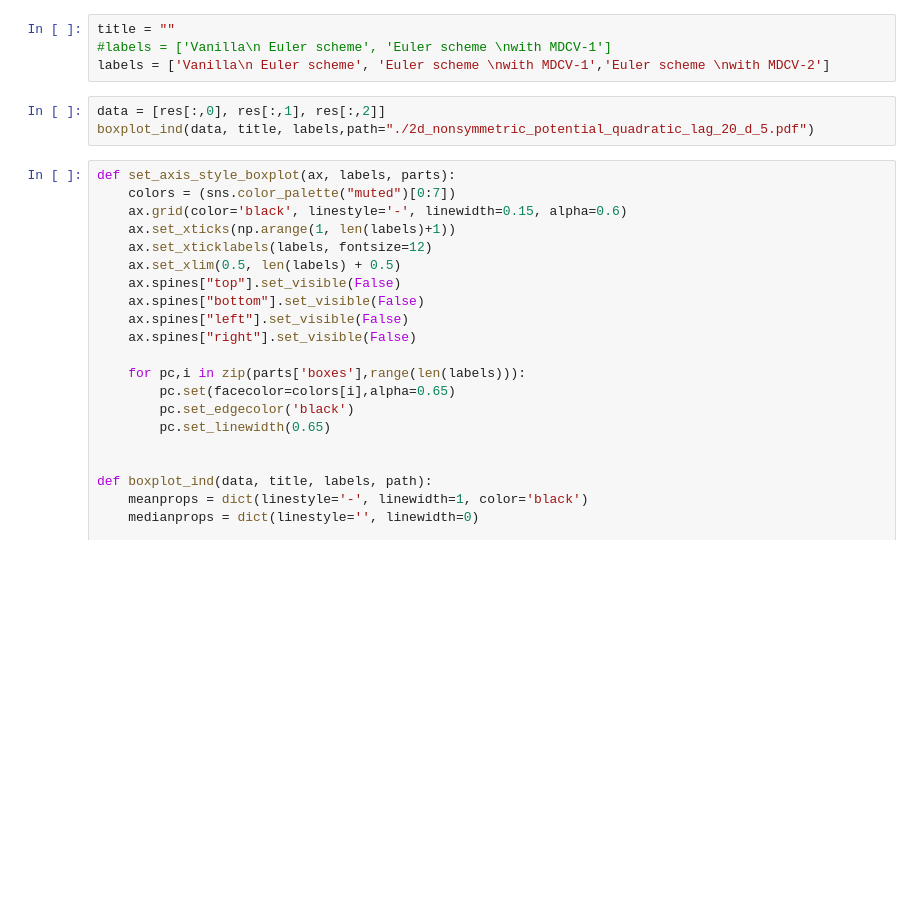
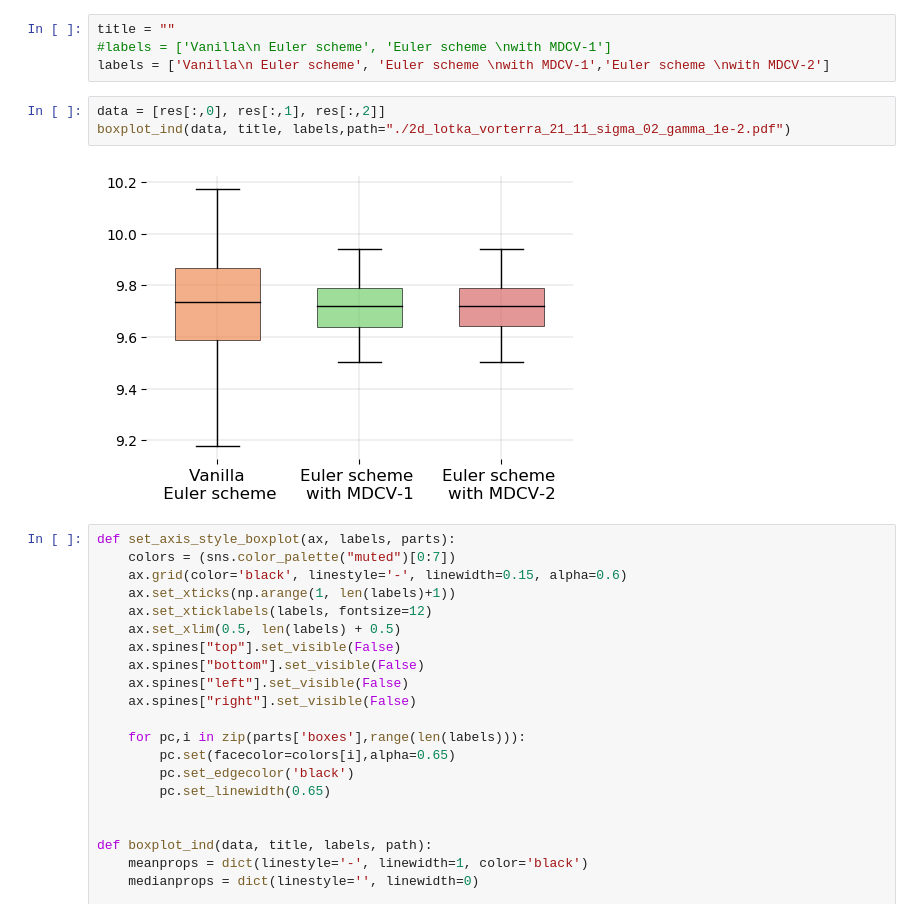
Before and after one commit to svsamsonov/VR-MCMC, a Jupyter notebook: Code/Lotka_Volterra_multidim.ipynb, the cells around one changed output. Saved outputs shown, nothing was run; the diff lists cells and outputs as text; blank space fills up the shorter version.

```diff
--- a/Code/Lotka_Volterra_multidim.ipynb
+++ b/Code/Lotka_Volterra_multidim.ipynb
@@ -344,7 +382,9 @@ title = ""
 labels = ['Vanilla\n Euler scheme', 'Euler scheme \nwith MDCV-1','Euler scheme \nwith MDCV-2']
 # %%
 data = [res[:,0], res[:,1], res[:,2]]
-boxplot_ind(data, title, labels,path="./2d_nonsymmetric_potential_quadratic_lag_20_d_5.pdf")
+boxplot_ind(data, title, labels,path="./2d_lotka_vorterra_21_11_sigma_02_gamma_1e-2.pdf")
+# %% [output]
+[figure, added]
 # %%
 def set_axis_style_boxplot(ax, labels, parts):
     colors = (sns.color_palette("muted")[0:7])
```
Also changed, not shown: parts of 11 cells of this notebook, 4 other files.
